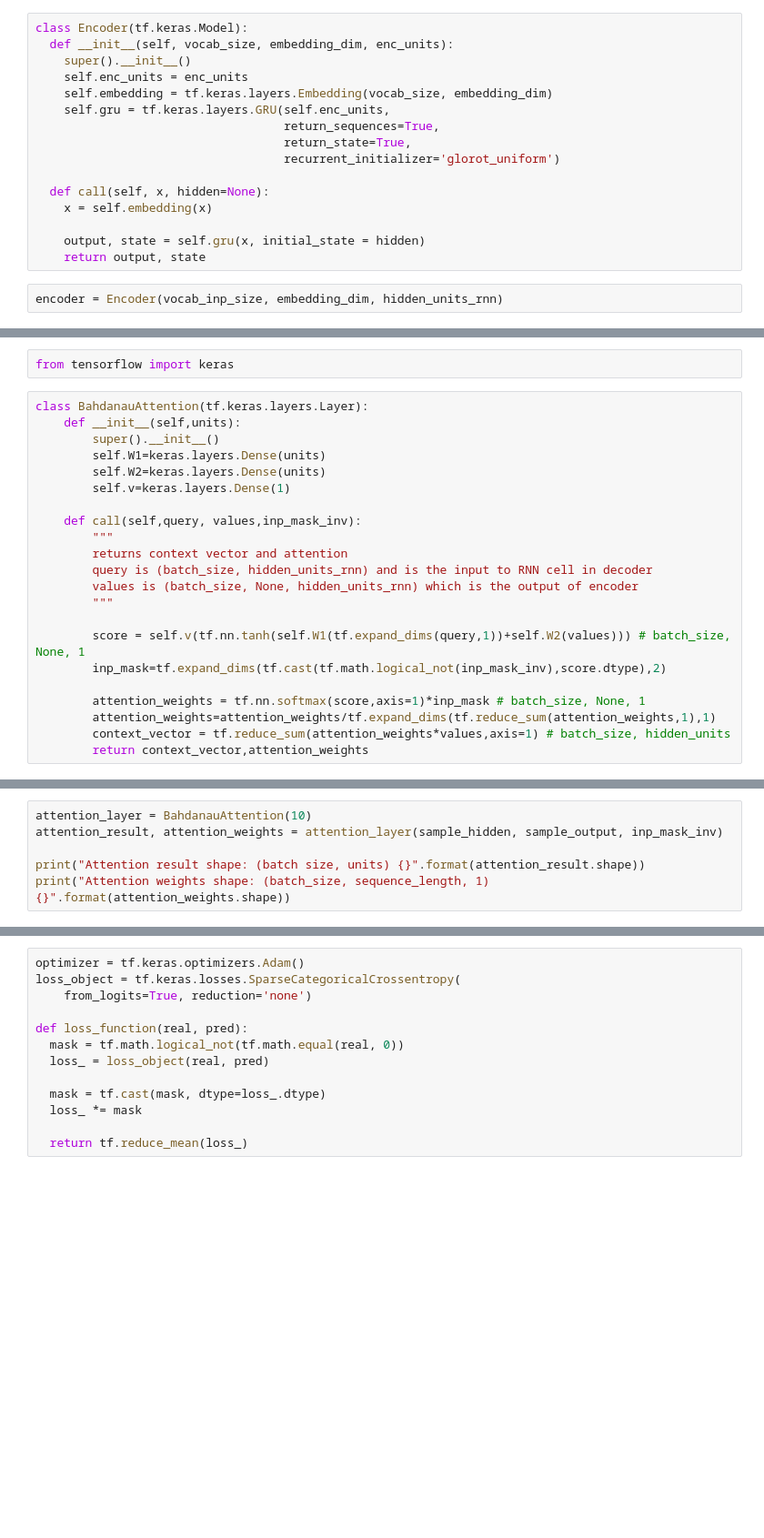
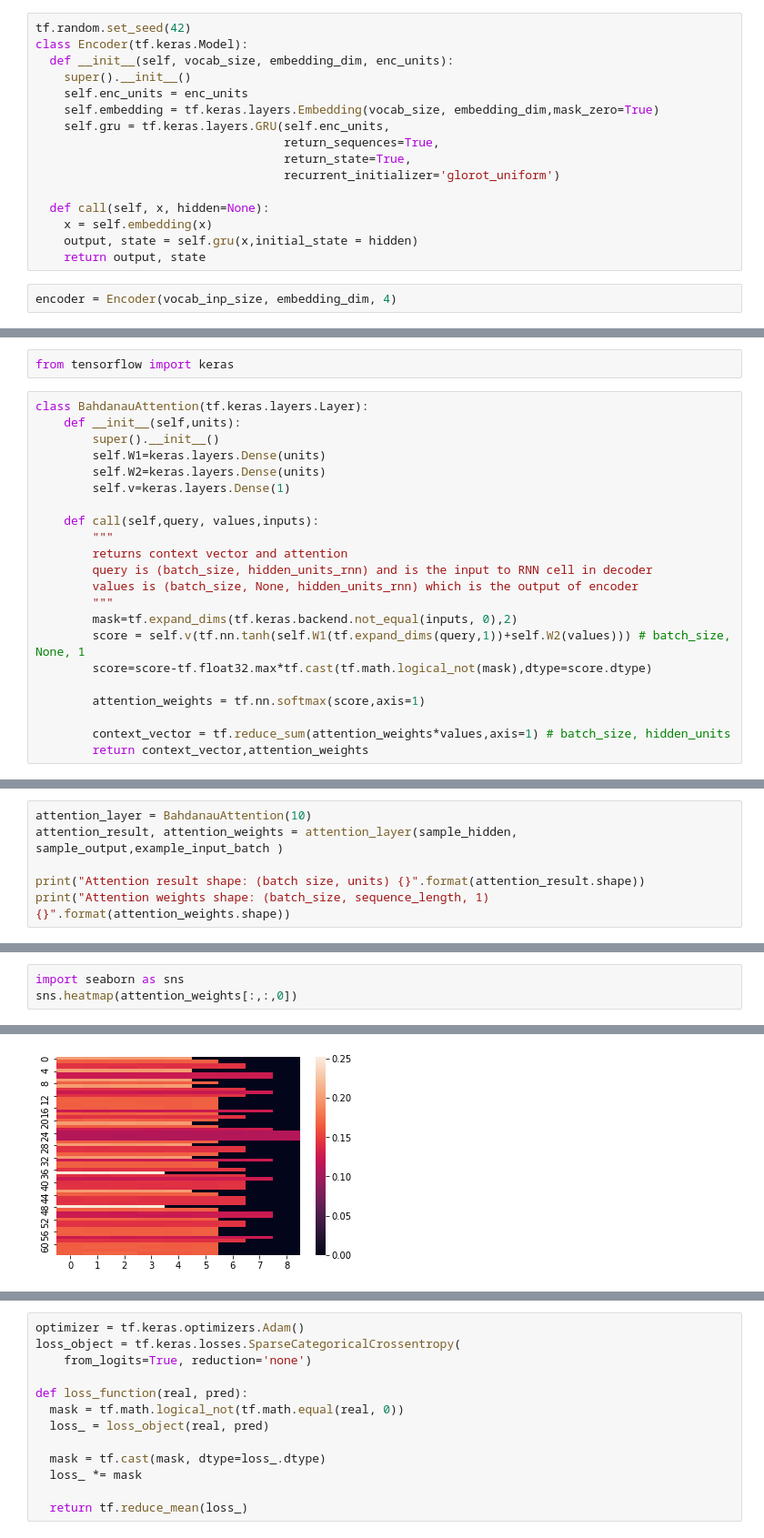
Before and after one commit to borundev/tensorflow_docs, a Jupyter notebook: site/en/tutorials/text/nmt_with_attention_tf_2_2.ipynb, the cells around one changed output, grey strips where cells are left out. Shown at 91% size. Saved outputs shown, nothing was run; the diff lists cells and outputs as text; blank space fills up the shorter version.

Commit message:
added masking for encoder and attention

```diff
--- a/site/en/tutorials/text/nmt_with_attention_tf_2_2.ipynb
+++ b/site/en/tutorials/text/nmt_with_attention_tf_2_2.ipynb
@@ -122,9 +142,10 @@ example_input_batch.shape, example_target_batch.shape
 # %%
+tf.random.set_seed(42)
 class Encoder(tf.keras.Model):
   def __init__(self, vocab_size, embedding_dim, enc_units):
     super().__init__()
     self.enc_units = enc_units
-    self.embedding = tf.keras.layers.Embedding(vocab_size, embedding_dim)
+    self.embedding = tf.keras.layers.Embedding(vocab_size, embedding_dim,mask_zero=True)
     self.gru = tf.keras.layers.GRU(self.enc_units,
                                    return_sequences=True,
                                    return_state=True,
@@ -132,11 +153,10 @@ class Encoder(tf.keras.Model):
 
   def call(self, x, hidden=None):
     x = self.embedding(x)
-
-    output, state = self.gru(x, initial_state = hidden)
+    output, state = self.gru(x,initial_state = hidden)
     return output, state
 # %%
-encoder = Encoder(vocab_inp_size, embedding_dim, hidden_units_rnn)
+encoder = Encoder(vocab_inp_size, embedding_dim, 4)
 # %%
 # sample input
 sample_output, sample_hidden = encoder(example_input_batch)
@@ -185,17 +249,17 @@ class BahdanauAttention(tf.keras.layers.Layer):
         self.W2=keras.layers.Dense(units)
         self.v=keras.layers.Dense(1)
 
-    def call(self,query, values,inp_mask_inv):
+    def call(self,query, values,inputs):
         """
         returns context vector and attention
         query is (batch_size, hidden_units_rnn) and is the input to RNN cell in decoder
         values is (batch_size, None, hidden_units_rnn) which is the output of encoder
         """
+        mask=tf.expand_dims(tf.keras.backend.not_equal(inputs, 0),2)
+        score = self.v(tf.nn.tanh(self.W1(tf.expand_dims(query,1))+self.W2(values))) # batch_size, None, 1
+        score=score-tf.float32.max*tf.cast(tf.math.logical_not(mask),dtype=score.dtype)
 
-        score = self.v(tf.nn.tanh(self.W1(tf.expand_dims(query,1))+self.W2(values))) # batch_size, None, 1
-        inp_mask=tf.expand_dims(tf.cast(tf.math.logical_not(inp_mask_inv),score.dtype),2)
+        attention_weights = tf.nn.softmax(score,axis=1)
 
-        attention_weights = tf.nn.softmax(score,axis=1)*inp_mask # batch_size, None, 1
-        attention_weights=attention_weights/tf.expand_dims(tf.reduce_sum(attention_weights,1),1)
         context_vector = tf.reduce_sum(attention_weights*values,axis=1) # batch_size, hidden_units
         return context_vector,attention_weights
@@ -204,6 +266,6 @@ inp_mask_inv=tf.math.equal(example_input_batch, 0)
 # %%
 attention_layer = BahdanauAttention(10)
-attention_result, attention_weights = attention_layer(sample_hidden, sample_output, inp_mask_inv)
+attention_result, attention_weights = attention_layer(sample_hidden, sample_output,example_input_batch )
 
 print("Attention result shape: (batch size, units) {}".format(attention_result.shape))
 print("Attention weights shape: (batch_size, sequence_length, 1) {}".format(attention_weights.shape))
@@ -209,0 +275,4 @@ print("Attention weights shape: (batch_size, sequence_length, 1) {}".format(atte
+# %%
+import seaborn as sns
+sns.heatmap(attention_weights[:,:,0])
+# %% [output]
@@ -210,3 +280,4 @@ print("Attention weights shape: (batch_size, sequence_length, 1) {}".format(atte
+[figure, added]
 # %%
 class Decoder(tf.keras.Model):
   def __init__(self, vocab_size, embedding_dim, dec_units, attention_units=None):
```
Also changed, not shown: parts of 35 cells of this notebook.
